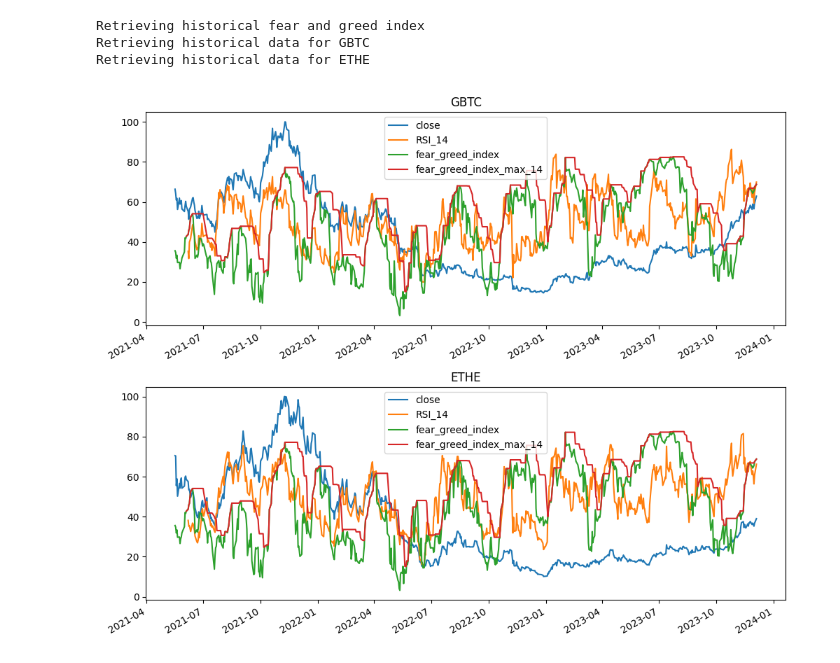
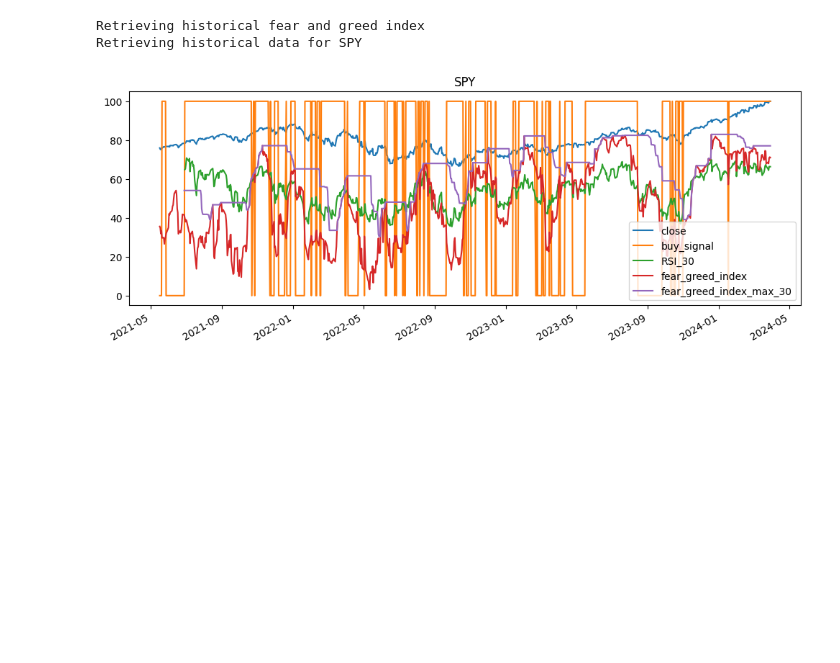
Before and after one commit to daneisburgh/invaas, a Jupyter notebook: notebooks/etf-test.ipynb, the cells around one changed output. Cells and saved outputs as stored; diff of their text form; code cells hidden in the pictures; blank space fills up the shorter version.

```diff
--- a/notebooks/etf-test.ipynb
+++ b/notebooks/etf-test.ipynb
@@ -8,7 +8,7 @@ import yfinance as yf
 
 from datetime import datetime, timedelta
 
-%matplotlib widget
+%matplotlib inline
 pd.options.display.max_columns = 100
 pd.options.display.max_rows = 100
 
@@ -16,15 +16,16 @@ import notebook_utils
 
 from invaas.schwab.cnn_fear_greed_index import get_current_cnn_fear_greed_index, get_historical_cnn_fear_greed_index
 
+product_ids = ["SPY"]
 # product_ids = ["VOO", "VGT", "VUG", "VTI", "VT"]
 # product_ids = ["VGT"]
-product_ids = ["GBTC", "ETHE"]
+# product_ids = ["GBTC", "ETHE"]
 # %%
 def get_df_fear_greed_index():
     print("Retrieving historical fear and greed index")
     import json
 
-    with open("cnn_fear_greed_index_data.json") as f:
+    with open("data/cnn_fear_greed_index_data.json") as f:
         cnn_fear_greed_index_data = json.load(f)
 
     df_fear_greed_index = pd.DataFrame(
@@ -55,7 +56,7 @@ def get_df_history(product_id):
         return x * 1
 
     for column in ["close", "fear_greed_index"]:
-        for days in [7, 14, 30, 60, 90, 120]:
+        for days in [5, 7, 10, 14, 20, 30, 60, 90, 120]:
             periods = get_strategy_length(days)
             df_history[f"{column}_previous"] = df_history[column].shift(1)
             df_history[f"{column}_min_{days}"] = df_history[column].rolling(window=periods, min_periods=periods).min()
@@ -75,8 +76,11 @@ def get_df_history(product_id):
             {"kind": "sma", "length": get_strategy_length(20)},
             {"kind": "sma", "length": get_strategy_length(50)},
             {"kind": "bbands", "length": get_strategy_length(20)},
+            {"kind": "rsi", "length": get_strategy_length(5)},
             {"kind": "rsi", "length": get_strategy_length(7)},
+            {"kind": "rsi", "length": get_strategy_length(10)},
             {"kind": "rsi", "length": get_strategy_length(14)},
+            {"kind": "rsi", "length": get_strategy_length(20)},
             {"kind": "rsi", "length": get_strategy_length(30)},
             {
                 "kind": "macd",
@@ -129,12 +133,11 @@ for product_id in product_ids:
     history_dfs[product_id] = get_df_history(product_id)
 # %% [output]
 Retrieving historical fear and greed index
-Retrieving historical data for GBTC
-Retrieving historical data for ETHE
+Retrieving historical data for SPY
 # %%
 total_products = len(history_dfs)
 fig, ax = plt.subplots(nrows=total_products, figsize=(10, 4 * total_products))
-days = 14
+days = 30
 
 for product_index, product_id in enumerate(product_ids):
     ax_index = ax if total_products <= 1 else ax[product_index]
@@ -173,41 +176,43 @@ for product_index, product_id in enumerate(product_ids):
         .join(df_history5, how="outer")
     )
     # df_history = history_dfs[product_id]
-    df_history["buy_signal"] = ((df_history[f"RSI_{days}"] < 60) & (df_history.fear_greed_index > 50)).replace(
-        {True: 100, False: 0}
-    )
+    df_history["buy_signal"] = (
+        (df_history[f"RSI_{days}"] > df_history[f"fear_greed_index_max_{days}"])
+        | ((df_history[f"RSI_{days}"] > 50) & (df_history.fear_greed_index > 60))
+        | (df_history.fear_greed_index < 30)
+    ).replace({True: 100, False: 0})
     df_history["sell_signal"] = ((df_history[f"RSI_{days}"] > 75) | (df_history.fear_greed_index < 30)).replace(
         {True: 100, False: 0}
     )
 
     df_history[
         [
             "close",
-            # "buy_signal",
+            "buy_signal",
             # "sell_signal",
             f"RSI_{days}",
             # "BBP_20_2.0",
             "fear_greed_index",
             f"fear_greed_index_max_{days}",
             # f"close_min_{days}", f"close_max_{days}",
             # f"close_gradient_{days}", f"close_gradient_min_{days}", f"close_gradient_max_{days}",
             # f"fear_greed_index_min_{days}", f"fear_greed_index_max_{days}",
             # f"fear_greed_index_gradient_{days}", f"fear_greed_index_gradient_min_{days}", f"fear_greed_index_gradient_max_{days}"
             # "buy_signal", "sell_signal"
         ]
     ].plot(ax=ax_index)
 
     ax_index.set_title(product_id)
 
 plt.legend()
 plt.tight_layout()
 plt.show()
 
 # df_history = history_dfs[product_id]
 # display(df_history.corr().astype(str)[["period_max_close_pct_change"]])
 # display(df_history.describe())
 # %% [output]
-[figure, old version]
+[figure, new version]
 # %%
 fee_pct = 0
 p_keep = 1 - (fee_pct / 2 / 100)
```
Also changed, not shown: parts of 2 cells of this notebook, 6 other files.
